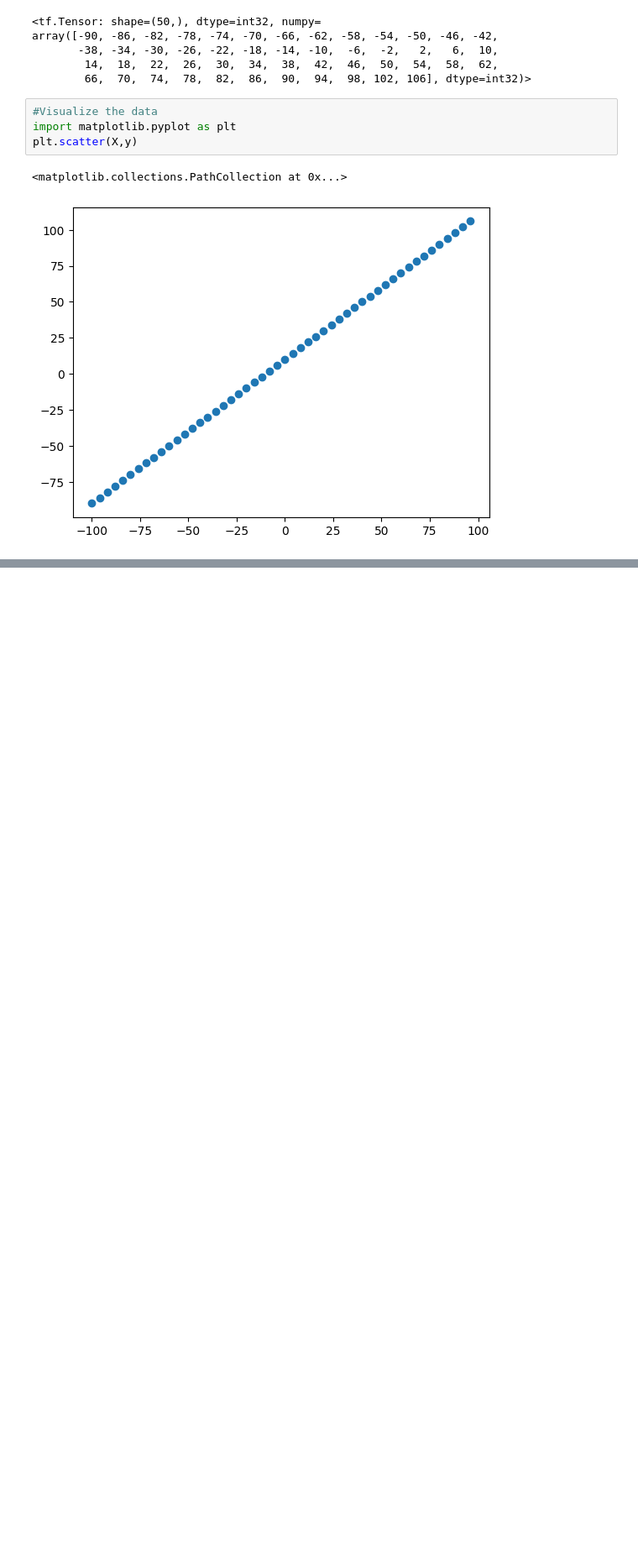
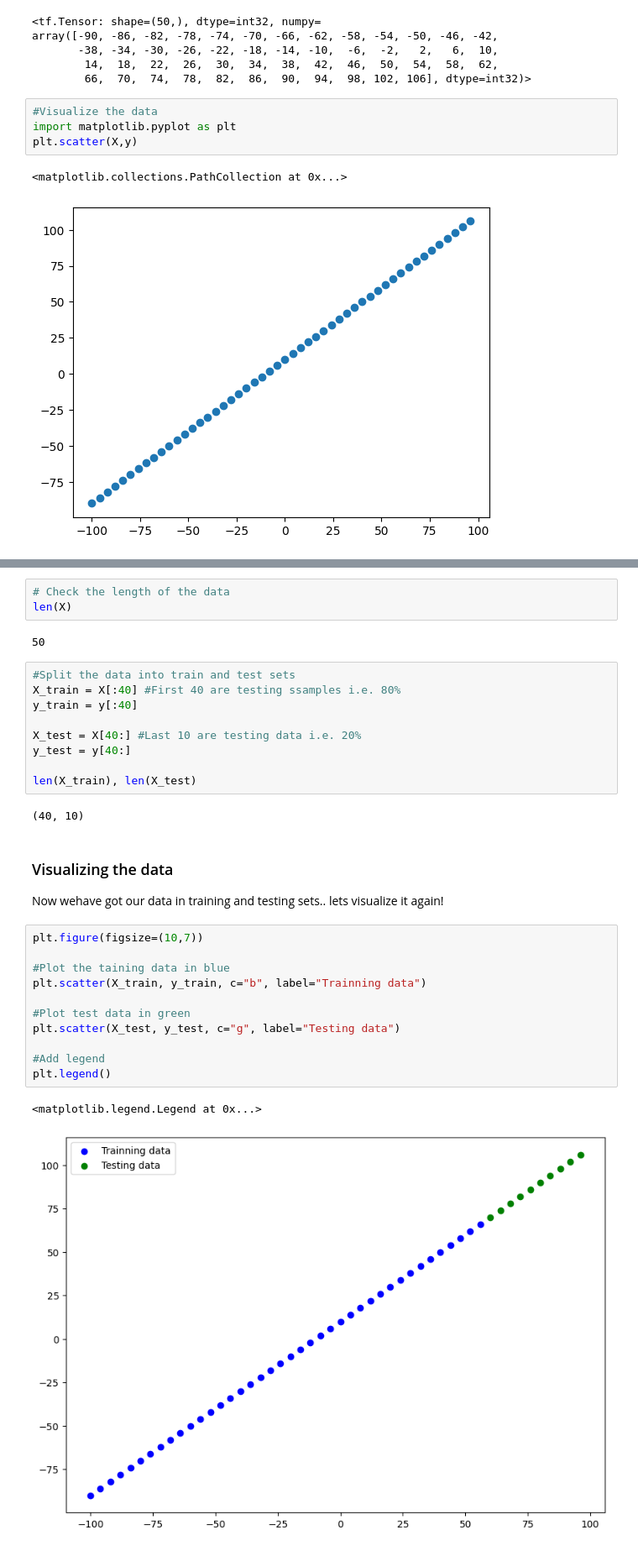
Before and after one commit to Pratik1joshi/DeepLearning, a Jupyter notebook: 01_neural_network_regression_with_tensorflow.ipynb, the cells around one changed output, grey strips where cells are left out. Shown: that part at 84% size. Drawn from its saved outputs; the diff is of its cells as text; blank space fills up the shorter version.

```diff
--- a/01_neural_network_regression_with_tensorflow.ipynb
+++ b/01_neural_network_regression_with_tensorflow.ipynb
@@ -215,0 +222,33 @@ plt.scatter(X,y)
+# %%
+# Check the length of the data
+len(X)
+# %% [output]
+50
+# %%
+#Split the data into train and test sets
+X_train = X[:40] #First 40 are testing ssamples i.e. 80%
+y_train = y[:40]
+
+X_test = X[40:] #Last 10 are testing data i.e. 20%
+y_test = y[40:]
+
+len(X_train), len(X_test)
+# %% [output]
+(40, 10)
+# %% [markdown]
+### Visualizing the data
+Now wehave got our data in training and testing sets.. lets visualize it again!
+# %%
+plt.figure(figsize=(10,7))
+
+#Plot the taining data in blue
+plt.scatter(X_train, y_train, c="b", label="Trainning data")
+
+#Plot test data in green
+plt.scatter(X_test, y_test, c="g", label="Testing data")
+
+#Add legend
+plt.legend()
+# %% [output]
+<matplotlib.legend.Legend at 0x...>
+[figure, added]
```
Also changed, not shown: parts of 11 cells of this notebook.
